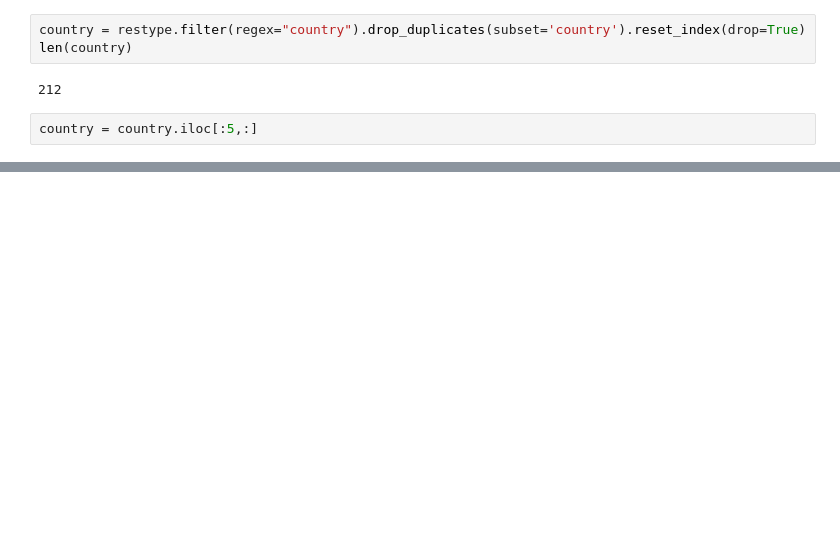
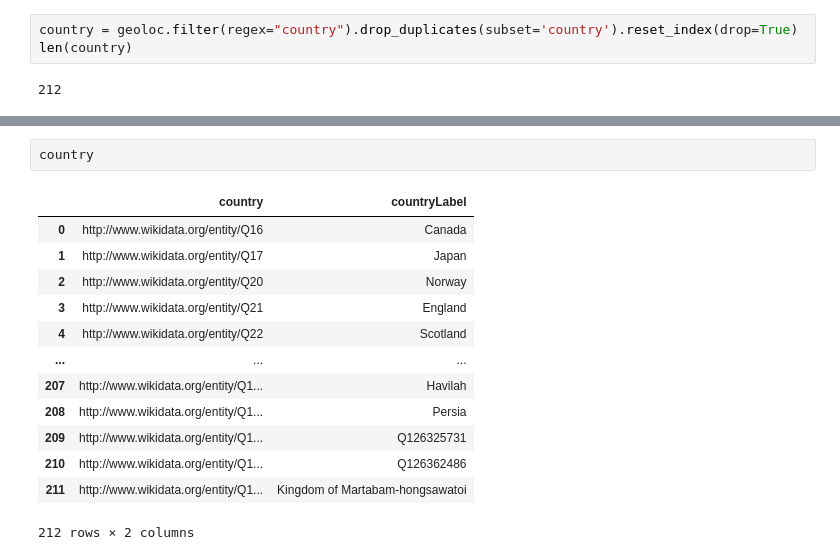
Before and after one commit to AM-Digital-Research-Environment/WissKICV, a Jupyter notebook: vocabs/GeoLoc.ipynb, the cells around one changed output, grey strips where cells are left out. Drawn from its saved outputs; the diff is of its cells as text; blank space fills up the shorter version.

```diff
--- a/vocabs/GeoLoc.ipynb
+++ b/vocabs/GeoLoc.ipynb
@@ -27,7 +20,5 @@ restype.head()
 # %%
-country = restype.filter(regex="country").drop_duplicates(subset='country').reset_index(drop=True)
+country = geoloc.filter(regex="country").drop_duplicates(subset='country').reset_index(drop=True)
 len(country)
 # %% [output]
 212
-# %%
-country = country.iloc[:5,:]
@@ -37,0 +25,16 @@ list(country.countryLabel)
+# %%
+country
+# %% [output]
+|  | country | countryLabel |
+| 0 | http://www.wikidata.org/entity/Q16 | Canada |
+| 1 | http://www.wikidata.org/entity/Q17 | Japan |
+| 2 | http://www.wikidata.org/entity/Q20 | Norway |
+| 3 | http://www.wikidata.org/entity/Q21 | England |
+| 4 | http://www.wikidata.org/entity/Q22 | Scotland |
+| ... | ... | ... |
+| 207 | http://www.wikidata.org/entity/Q1... | Havilah |
+| 208 | http://www.wikidata.org/entity/Q1... | Persia |
+| 209 | http://www.wikidata.org/entity/Q1... | Q126325731 |
+| 210 | http://www.wikidata.org/entity/Q1... | Q126362486 |
+| 211 | http://www.wikidata.org/entity/Q1... | Kingdom of Martabam-hongsawatoi |
+212 rows × 2 columns
```
Also changed, not shown: parts of 7 cells of this notebook, 8 other files.
